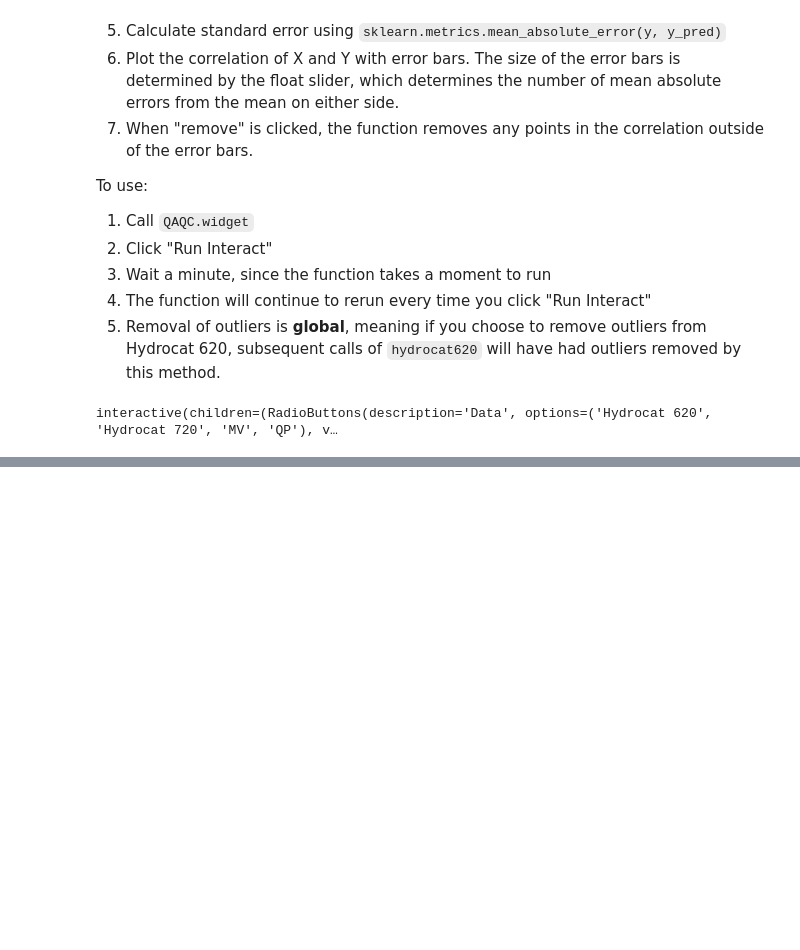
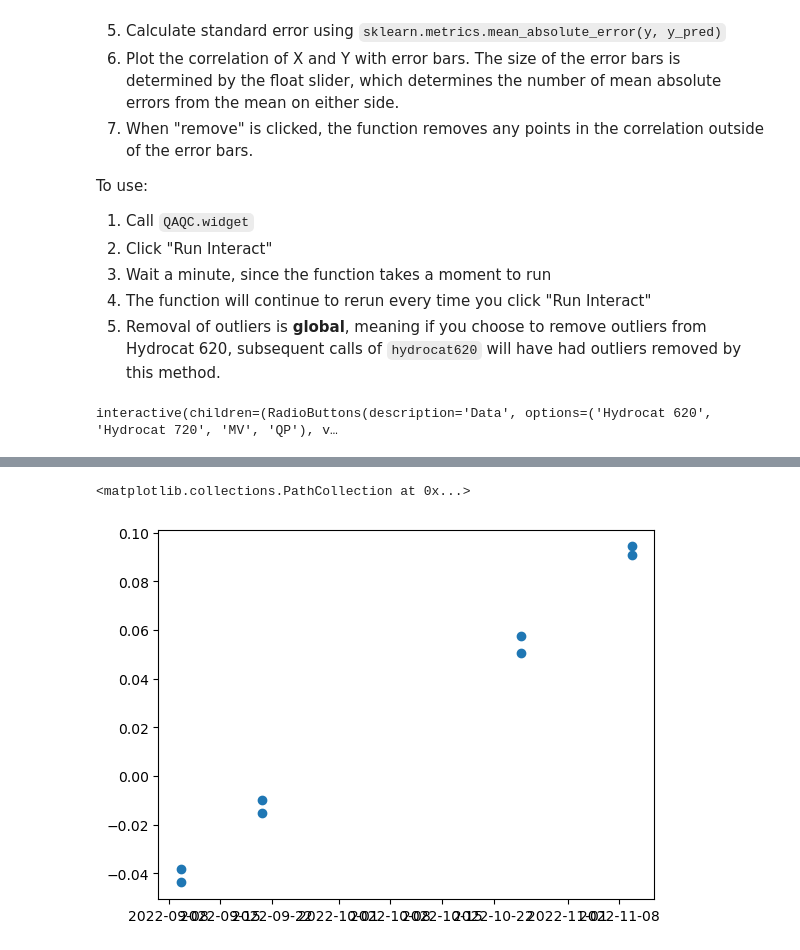
Before and after one commit to abby-baskind/phyto, a Jupyter notebook: QAQC_TimeSeries.ipynb, the cells around one changed output, grey strips where cells are left out. Drawn from its saved outputs; the diff is of its cells as text; code cells hidden in the pictures; blank space fills up the shorter version.

```diff
--- a/QAQC_TimeSeries.ipynb
+++ b/QAQC_TimeSeries.ipynb
@@ -537,0 +560,3 @@ hydrocat620
+# %%
+GB_MV = pd.merge_asof(labGB, MV, on="time",tolerance = pd.Timedelta("30m"))
+GB_MV
@@ -537,0 +575,5 @@ hydrocat620
+# %%
+plt.scatter(GB_MV['time'],GB_MV['pH total'] - GB_MV['pH'] )
+# %% [output]
+<matplotlib.collections.PathCollection at 0x...>
+[figure, added]
```
Also changed, not shown: parts of 17 cells of this notebook, 1 other file.
